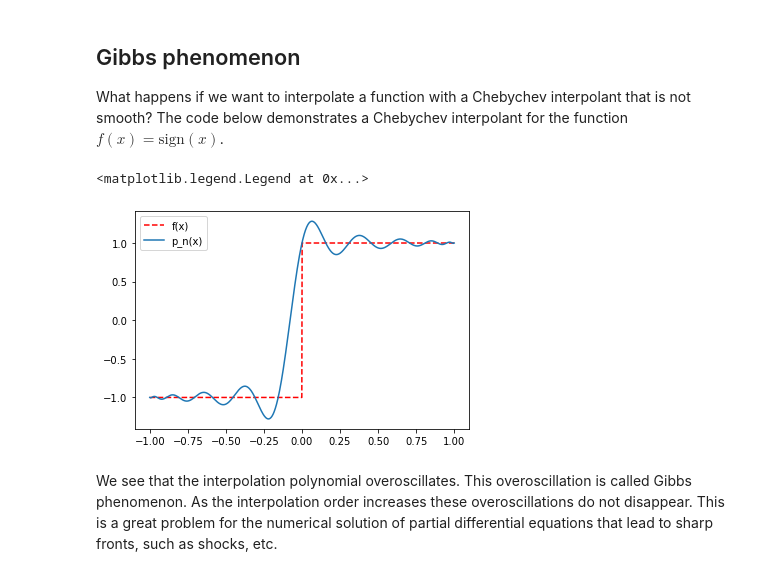
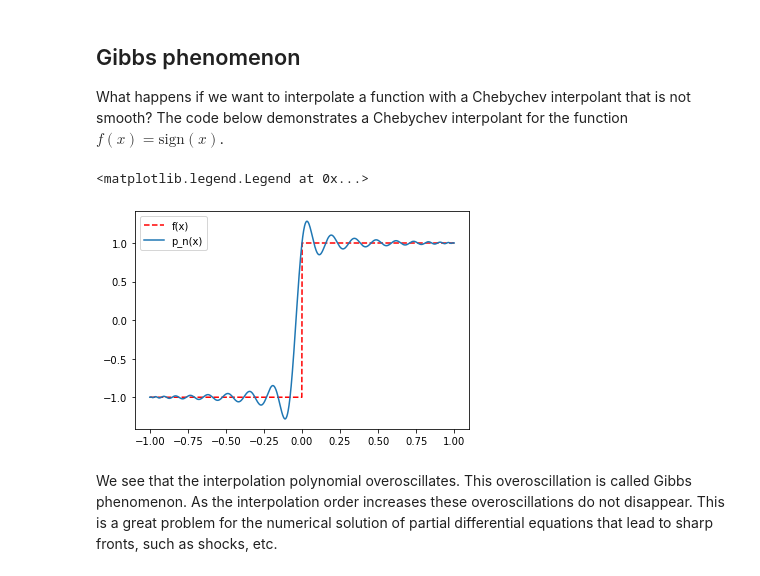
Before and after one commit to tbetcke/math0058, a Jupyter notebook: advanced_interpolation.ipynb, the cells around one changed output. Drawn from its saved outputs; the diff is of its cells as text; code cells hidden in the pictures.

```diff
--- a/advanced_interpolation.ipynb
+++ b/advanced_interpolation.ipynb
@@ -170,25 +170,25 @@ What happens if we want to interpolate a function with a Chebychev interpolant t
 # %%
 %matplotlib inline
 
 #Runge's phenomenon in Python
 from scipy.interpolate import barycentric_interpolate
 import numpy as np
 from matplotlib import pyplot as plt
 
-n=20 # Number of interpolation points
+n=40 # Number of interpolation points
 m=1000 # Number of points at which to evaluate the interpolation pol.
 angles = np.pi * np.arange(n + 1) / n
 x = np.cos(angles)
 y=np.sign(x)
 xeval=np.linspace(-1,1,m)
 yeval=barycentric_interpolate(x,y,xeval)
 yexact=np.sign(xeval)
 plt.plot(xeval,yexact,'r--',label='f(x)')
 plt.plot(xeval,yeval,label='p_n(x)')
 plt.legend()
 # %% [output]
 <matplotlib.legend.Legend at 0x...>
-[figure, old version]
+[figure, new version]
 # %% [markdown]
 We see that the interpolation polynomial overoscillates. This overoscillation is called Gibbs phenomenon. As the interpolation order increases these overoscillations do not disappear. This is a great problem for the numerical solution of partial differential equations that lead to sharp fronts, such as shocks, etc.
 # %% [markdown]
```
Also changed, not shown: 1 other file.
